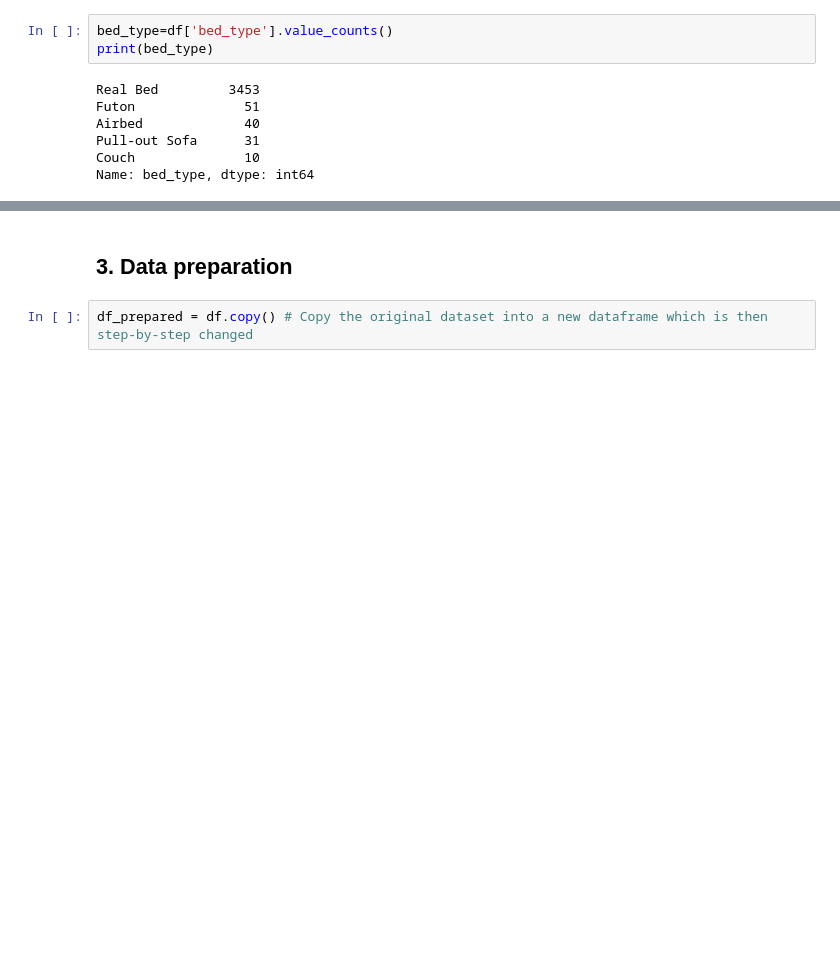
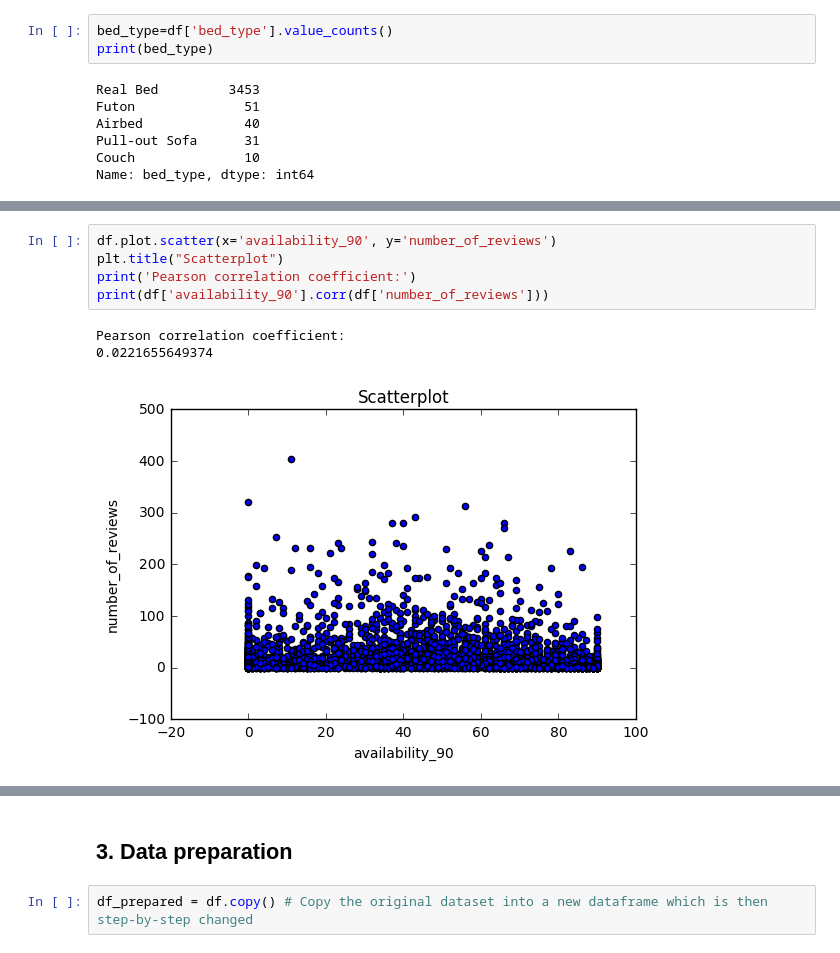
Before and after one commit to MiRoDS/DataScience_Project1, a Jupyter notebook: AirBNBAnalysis.ipynb, the cells around one changed output, grey strips where cells are left out. Cells and saved outputs as stored; diff of their text form; blank space fills up the shorter version.

```diff
--- a/AirBNBAnalysis.ipynb
+++ b/AirBNBAnalysis.ipynb
@@ -231,0 +241,9 @@ Name: maximum_nights, Length: 85, dtype: int64
+# %%
+df.plot.scatter(x='availability_90', y='number_of_reviews')
+plt.title("Scatterplot")
+print('Pearson correlation coefficient:')
+print(df['availability_90'].corr(df['number_of_reviews']))
+# %% [output]
+Pearson correlation coefficient:
+0.0221655649374
+[figure, added]
```
Also changed, not shown: parts of 30 cells of this notebook.
